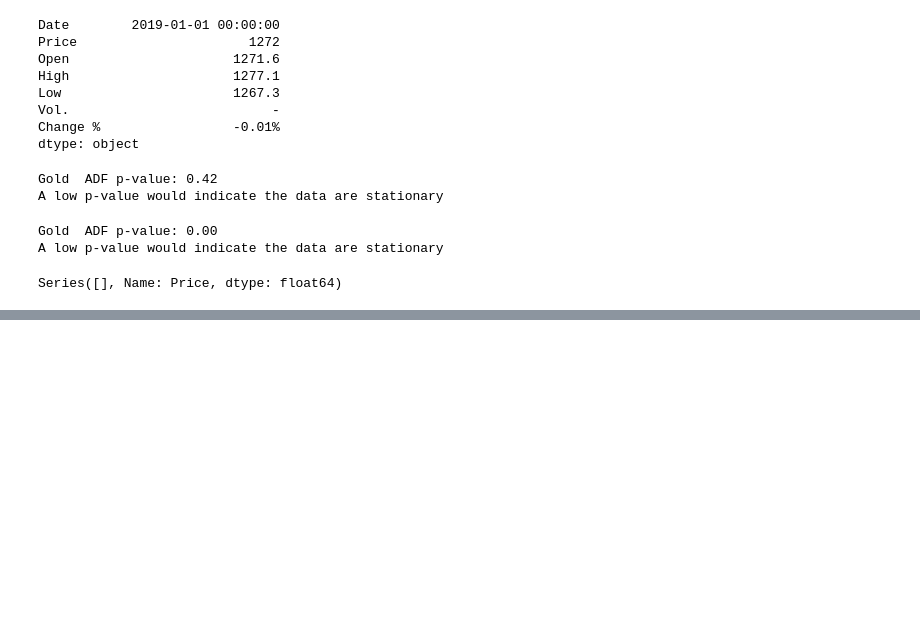
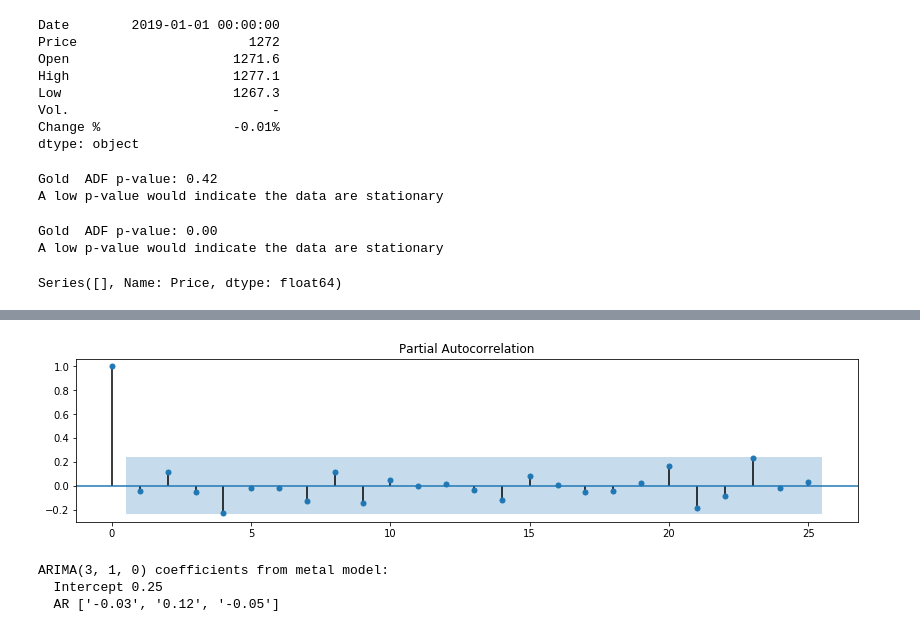
Before and after one commit to pablokimon/Silver-and-Gold, a Jupyter notebook: SilverAndGold.ipynb, the cells around one changed output, grey strips where cells are left out. Saved outputs shown, nothing was run; the diff lists cells and outputs as text; code cells hidden in the pictures; blank space fills up the shorter version.

```diff
--- a/SilverAndGold.ipynb
+++ b/SilverAndGold.ipynb
@@ -273,0 +419,2 @@ Please also feel free to consult references (e.g. hard to remember libraries, fu
+# %%
+metal_diff = metal.diff()[1:]
@@ -273,0 +431,5 @@ Please also feel free to consult references (e.g. hard to remember libraries, fu
+# %%
+fig, ax = plt.subplots(1, figsize=(14, 3))
+_ = sm.graphics.tsa.plot_pacf(metal_diff, lags=25, ax=ax)
+# %% [output]
+[figure, added]
@@ -273,0 +438,9 @@ Please also feel free to consult references (e.g. hard to remember libraries, fu
+# %%
+print("ARIMA(3, 1, 0) coefficients from metal model:\n  Intercept {0:2.2f}\n  AR {1}".format(
+    metal_model.params[0],
+        format_list_of_floats(list(metal_model.params[1:]))
+    ))
+# %% [output]
+ARIMA(3, 1, 0) coefficients from metal model:
+  Intercept 0.25
+  AR ['-0.03', '0.12', '-0.05']
```
Also changed, not shown: parts of 32 cells of this notebook, 2 other files.
